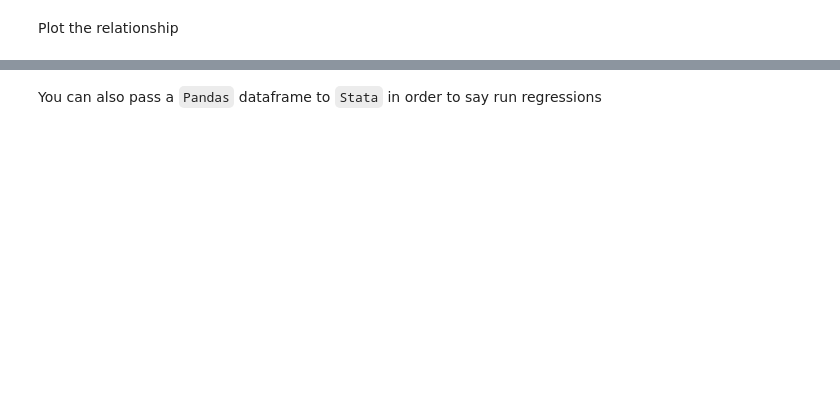
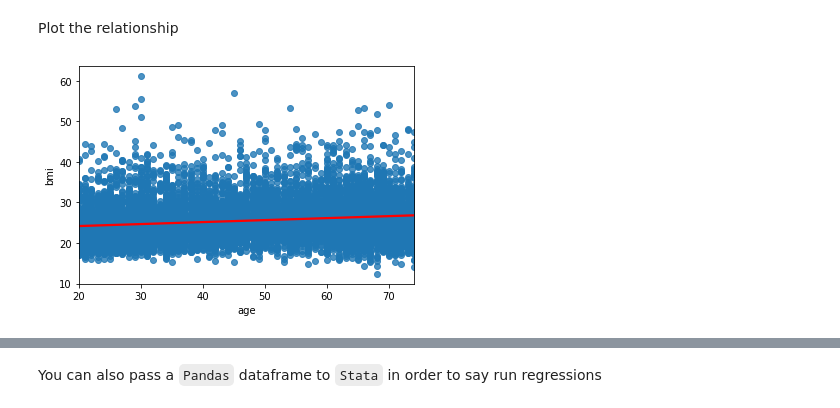
Before and after one commit to cnunez3/Data-Science-Tools-Workshop, a Jupyter notebook: Code/Day 2/Part 2 - Jupyter with Stata-Follow Along.ipynb, the cells around one changed output, grey strips where cells are left out. Drawn from its saved outputs; the diff is of its cells as text; code cells hidden in the pictures; blank space fills up the shorter version.

```diff
--- a/Code/Day 2/Part 2 - Jupyter with Stata-Follow Along.ipynb
+++ b/Code/Day 2/Part 2 - Jupyter with Stata-Follow Along.ipynb
@@ -58,0 +204,4 @@ import also `seaborn` and `numpy`
+# %%
+df2 = stata.pdataframe_from_data(var="age weight bmi")
+
+df2.head()
@@ -59,2 +215,6 @@ import also `seaborn` and `numpy`
 # %% [markdown]
 Plot the relationship
+# %%
+sns.regplot(x="age", y="bmi", line_kws={"color": "red"}, data=df2);
+# %% [output]
+[figure, added]
```
Also changed, not shown: parts of 21 cells of this notebook, 12 other files.
